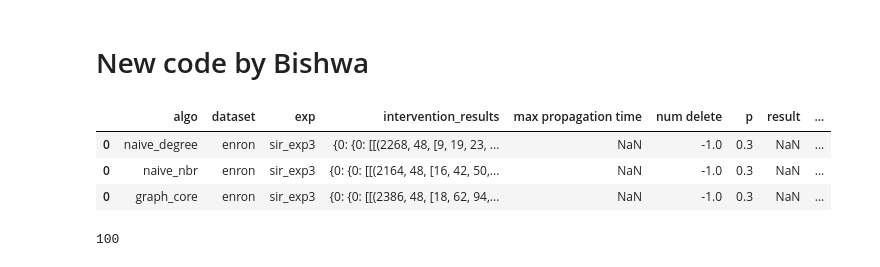
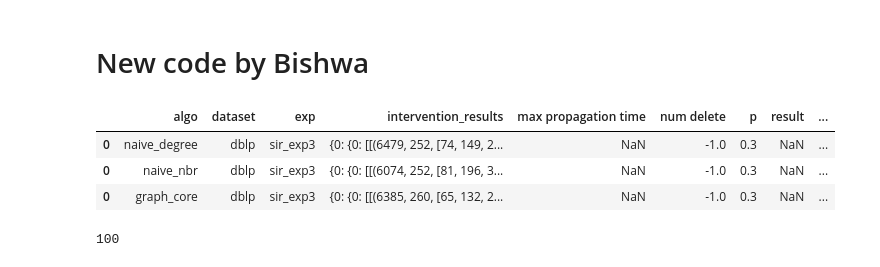
Before and after one commit to toggled/vldbsubmission, a Jupyter notebook: python_src/propagationPlots_bishwa.ipynb, the cells around one changed output. Cells and saved outputs as stored; diff of their text form; code cells hidden in the pictures.

```diff
--- a/python_src/propagationPlots_bishwa.ipynb
+++ b/python_src/propagationPlots_bishwa.ipynb
@@ -744,31 +744,31 @@ output_folder = '../output/'
 fontsize = 24
 labelsize = 20
 # %%
-dataset = "enron"
+dataset = "dblp"
 src = '../output/'
 cols = ['algo', 'dataset', 'exp', 'intervention_results', 'max propagation time', 'num delete', 'p', 'result', 'timestep_results']
 # cols = ['dataset', 'p', 'algo', 'exp', 'result', 'timestep_results', 'intervention_results', 'num delete']
 # cols = ['dataset', 'p', 'algo', 'exp', 'result', 'timestep_results', 'intervention_results']
 
 df_nbr = pd.read_csv(
     src + "propagation_result_recursive_delinner_" + dataset + "_naive_nbr3.csv", header=None)
 df_nbr.columns = cols
 
 df_degree = pd.read_csv(
     src + "propagation_result_recursive_delinner_" + dataset + "_naive_degree3.csv", header=None)
 df_degree.columns = cols
 
 df_graph_core = pd.read_csv(
     src + "propagation_result_recursive_delinner_" + dataset + "_graph_core3.csv", header=None)
 df_graph_core.columns = cols
 
 df = pd.concat([df_degree, df_nbr, df_graph_core])
 df.head(n=10)
 # %% [output]
 |  | algo | dataset | exp | intervention_results | max propagation time | num delete | p | result | ... |
-| 0 | naive_degree | enron | sir_exp3 | {0: {0: [[(2268, 48, [9, 19, 23, ... | NaN | -1.0 | 0.3 | NaN | ... |
-| 0 | naive_nbr | enron | sir_exp3 | {0: {0: [[(2164, 48, [16, 42, 50,... | NaN | -1.0 | 0.3 | NaN | ... |
-| 0 | graph_core | enron | sir_exp3 | {0: {0: [[(2386, 48, [18, 62, 94,... | NaN | -1.0 | 0.3 | NaN | ... |
+| 0 | naive_degree | dblp | sir_exp3 | {0: {0: [[(6479, 252, [74, 149, 2... | NaN | -1.0 | 0.3 | NaN | ... |
+| 0 | naive_nbr | dblp | sir_exp3 | {0: {0: [[(6074, 252, [81, 196, 3... | NaN | -1.0 | 0.3 | NaN | ... |
+| 0 | graph_core | dblp | sir_exp3 | {0: {0: [[(6385, 260, [65, 132, 2... | NaN | -1.0 | 0.3 | NaN | ... |
 # %%
 len(literal_eval(df['intervention_results'].iloc[0])[0][0][0])
 # %% [output]
```
Also changed, not shown: parts of 3 cells of this notebook, 3 other files.
